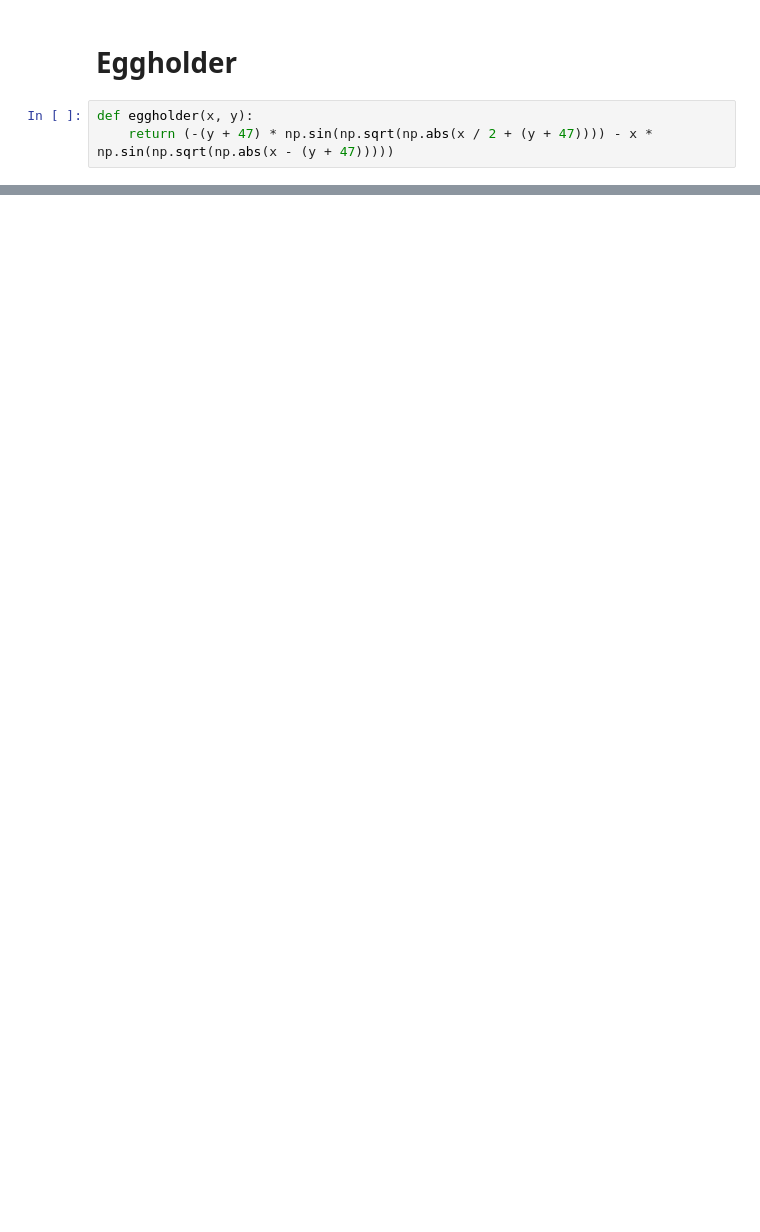
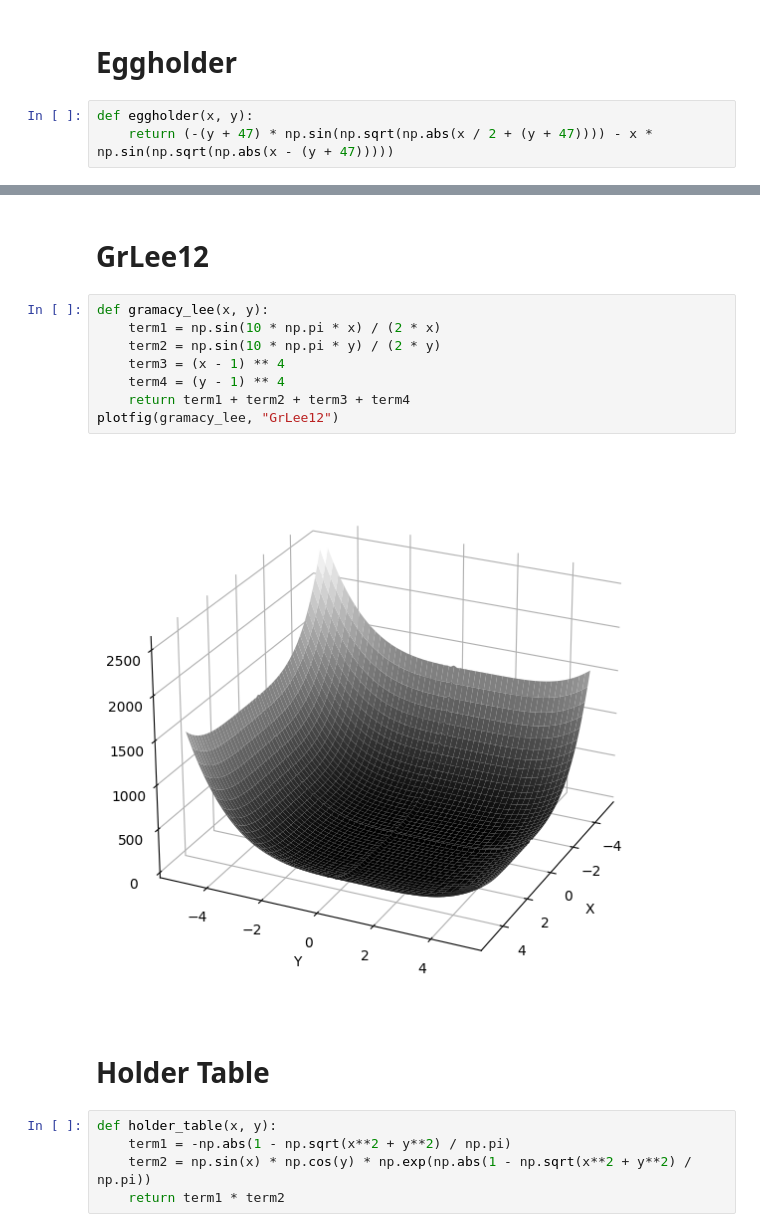
Before and after one commit to yubo-research/yubo, a Jupyter notebook: bench-figure.ipynb, the cells around one changed output, grey strips where cells are left out. Saved outputs shown, nothing was run; the diff lists cells and outputs as text; blank space fills up the shorter version.

```diff
--- a/bench-figure.ipynb
+++ b/bench-figure.ipynb
@@ -331,0 +390,19 @@ def eggholder(x, y):
+# %% [markdown]
+# GrLee12
+# %%
+def gramacy_lee(x, y):
+    term1 = np.sin(10 * np.pi * x) / (2 * x)
+    term2 = np.sin(10 * np.pi * y) / (2 * y)
+    term3 = (x - 1) ** 4
+    term4 = (y - 1) ** 4
+    return term1 + term2 + term3 + term4
+plotfig(gramacy_lee, "GrLee12")
+# %% [output]
+[figure, added]
+# %% [markdown]
+# Holder Table
+# %%
+def holder_table(x, y):
+    term1 = -np.abs(1 - np.sqrt(x**2 + y**2) / np.pi)
+    term2 = np.sin(x) * np.cos(y) * np.exp(np.abs(1 - np.sqrt(x**2 + y**2) / np.pi))
+    return term1 * term2
```
Also changed, not shown: parts of 37 cells of this notebook.
